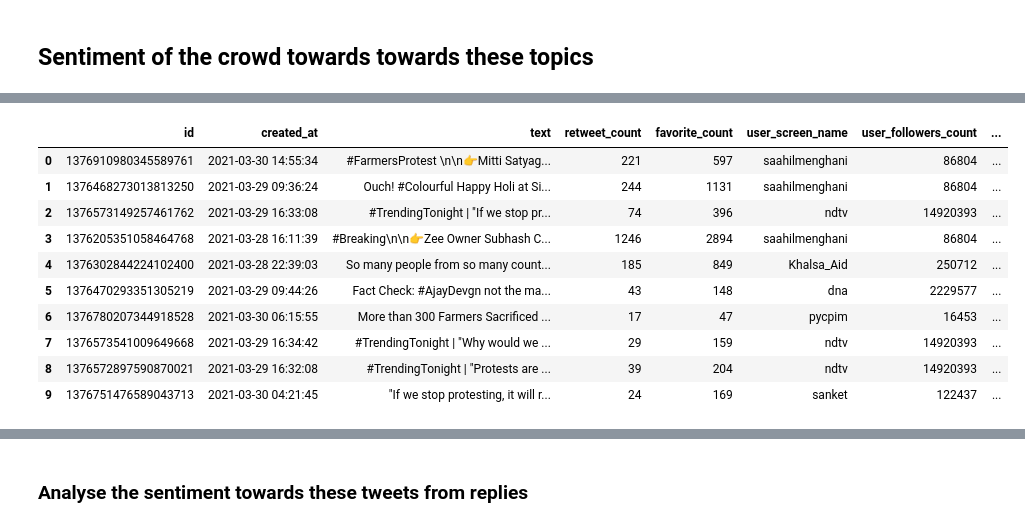
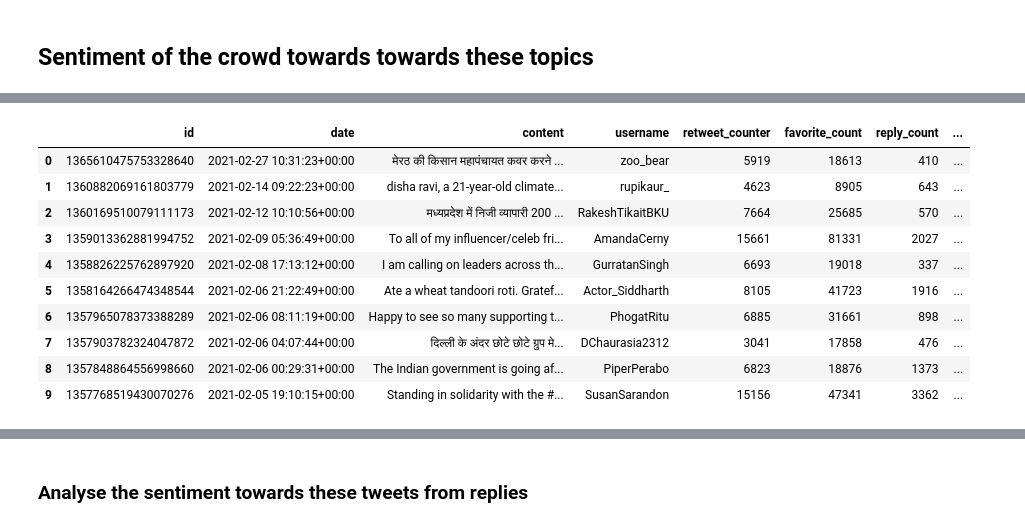
Before and after one commit to RegsonDR/Social-Media-Analytics, a Jupyter notebook: src/main.ipynb, the cells around one changed output, grey strips where cells are left out. Drawn from its saved outputs; the diff is of its cells as text; code cells hidden in the pictures.

```diff
--- a/src/main.ipynb
+++ b/src/main.ipynb
@@ -707,17 +705,17 @@ Chores:
 # %%
-raw_tweets_celeb = pd.read_csv('raw_tweets_celebs.csv')
+raw_tweets_celeb = pd.read_csv('raw_tweets_celeb.csv')
 raw_tweets_celeb.head(10)
 # %% [output]
-|  | id | created_at | text | retweet_count | favorite_count | user_screen_name | user_followers_count | ... |
-| 0 | 1376910980345589761 | 2021-03-30 14:55:34 | #FarmersProtest \n\n👉Mitti Satyag... | 221 | 597 | saahilmenghani | 86804 | ... |
-| 1 | 1376468273013813250 | 2021-03-29 09:36:24 | Ouch! #Colourful Happy Holi at Si... | 244 | 1131 | saahilmenghani | 86804 | ... |
-| 2 | 1376573149257461762 | 2021-03-29 16:33:08 | #TrendingTonight | "If we stop pr... | 74 | 396 | ndtv | 14920393 | ... |
-| 3 | 1376205351058464768 | 2021-03-28 16:11:39 | #Breaking\n\n👉Zee Owner Subhash C... | 1246 | 2894 | saahilmenghani | 86804 | ... |
-| 4 | 1376302844224102400 | 2021-03-28 22:39:03 | So many people from so many count... | 185 | 849 | Khalsa_Aid | 250712 | ... |
-| 5 | 1376470293351305219 | 2021-03-29 09:44:26 | Fact Check: #AjayDevgn not the ma... | 43 | 148 | dna | 2229577 | ... |
-| 6 | 1376780207344918528 | 2021-03-30 06:15:55 | More than 300 Farmers Sacrificed ... | 17 | 47 | pycpim | 16453 | ... |
-| 7 | 1376573541009649668 | 2021-03-29 16:34:42 | #TrendingTonight | "Why would we ... | 29 | 159 | ndtv | 14920393 | ... |
-| 8 | 1376572897590870021 | 2021-03-29 16:32:08 | #TrendingTonight | "Protests are ... | 39 | 204 | ndtv | 14920393 | ... |
-| 9 | 1376751476589043713 | 2021-03-30 04:21:45 | "If we stop protesting, it will r... | 24 | 169 | sanket | 122437 | ... |
+|  | id | date | content | username | retweet_counter | favorite_count | reply_count | ... |
+| 0 | 1365610475753328640 | 2021-02-27 10:31:23+00:00 | मेरठ की किसान महापंचायत कवर करने ... | zoo_bear | 5919 | 18613 | 410 | ... |
+| 1 | 1360882069161803779 | 2021-02-14 09:22:23+00:00 | disha ravi, a 21-year-old climate... | rupikaur_ | 4623 | 8905 | 643 | ... |
+| 2 | 1360169510079111173 | 2021-02-12 10:10:56+00:00 | मध्यप्रदेश में निजी व्यापारी 200 ... | RakeshTikaitBKU | 7664 | 25685 | 570 | ... |
+| 3 | 1359013362881994752 | 2021-02-09 05:36:49+00:00 | To all of my influencer/celeb fri... | AmandaCerny | 15661 | 81331 | 2027 | ... |
+| 4 | 1358826225762897920 | 2021-02-08 17:13:12+00:00 | I am calling on leaders across th... | GurratanSingh | 6693 | 19018 | 337 | ... |
+| 5 | 1358164266474348544 | 2021-02-06 21:22:49+00:00 | Ate a wheat tandoori roti. Gratef... | Actor_Siddharth | 8105 | 41723 | 1916 | ... |
+| 6 | 1357965078373388289 | 2021-02-06 08:11:19+00:00 | Happy to see so many supporting t... | PhogatRitu | 6885 | 31661 | 898 | ... |
+| 7 | 1357903782324047872 | 2021-02-06 04:07:44+00:00 | दिल्ली के अंदर छोटे छोटे ग्रुप मे... | DChaurasia2312 | 3041 | 17858 | 476 | ... |
+| 8 | 1357848864556998660 | 2021-02-06 00:29:31+00:00 | The Indian government is going af... | PiperPerabo | 6823 | 18876 | 1373 | ... |
+| 9 | 1357768519430070276 | 2021-02-05 19:10:15+00:00 | Standing in solidarity with the #... | SusanSarandon | 15156 | 47341 | 3362 | ... |
 # %%
 tweets_df = raw_tweets_celeb.copy()
```
Also changed, not shown: parts of 22 cells of this notebook, 10 other files.
